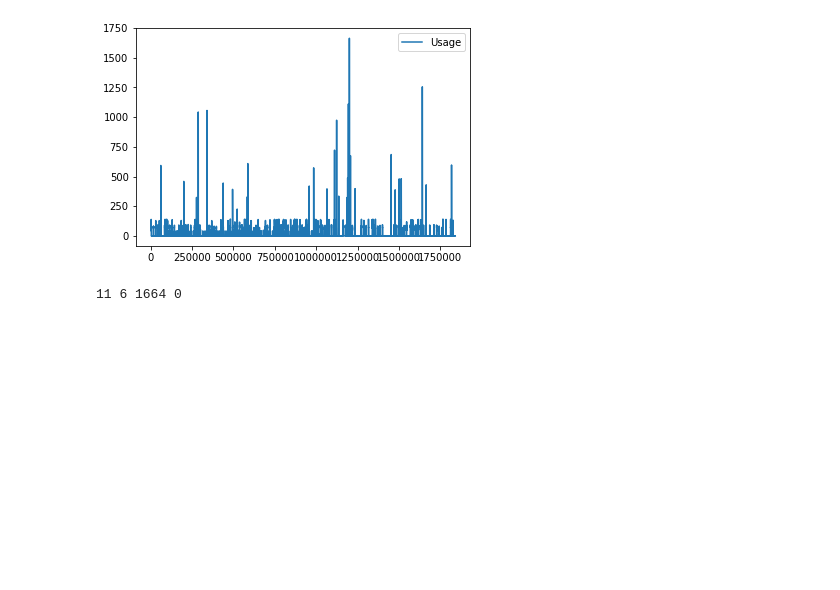
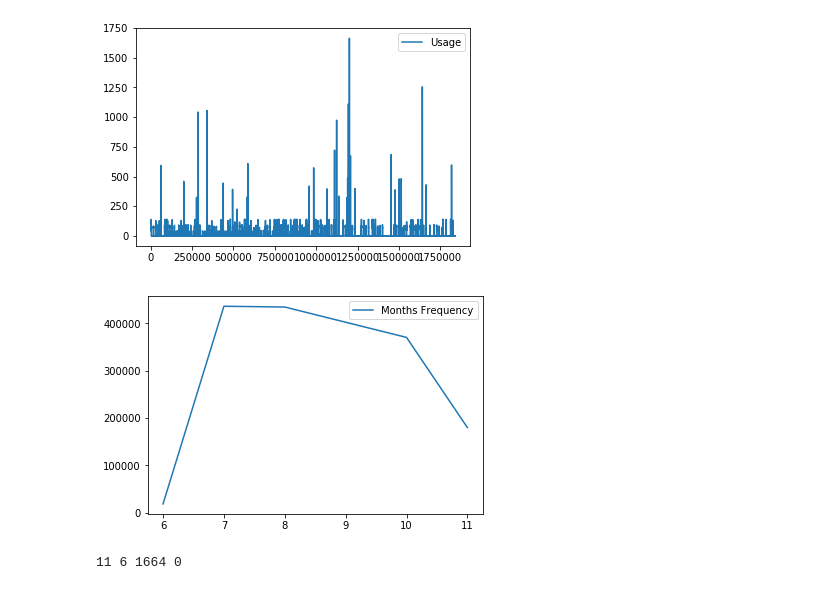
Before and after one commit to bhushan23/SmartOff, a Jupyter notebook: LSTM-SplittedData-TV.ipynb, the cells around one changed output. Cells and saved outputs as stored; diff of their text form; code cells hidden in the pictures; blank space fills up the shorter version.

```diff
--- a/LSTM-SplittedData-TV.ipynb
+++ b/LSTM-SplittedData-TV.ipynb
@@ -58,6 +58,12 @@ pyplot.legend()
 pyplot.show()
 # %% [output]
 [figure]
+# %%
+pyplot.plot(file_read['Month'].value_counts(sort=False), label='Months Frequency')
+pyplot.legend()
+pyplot.show()
+# %% [output]
+[figure, added]
 # %%
 #print(dataset[:5])
 #scaler = MaxAbsScaler()
```
Also changed, not shown: 4 other files.
